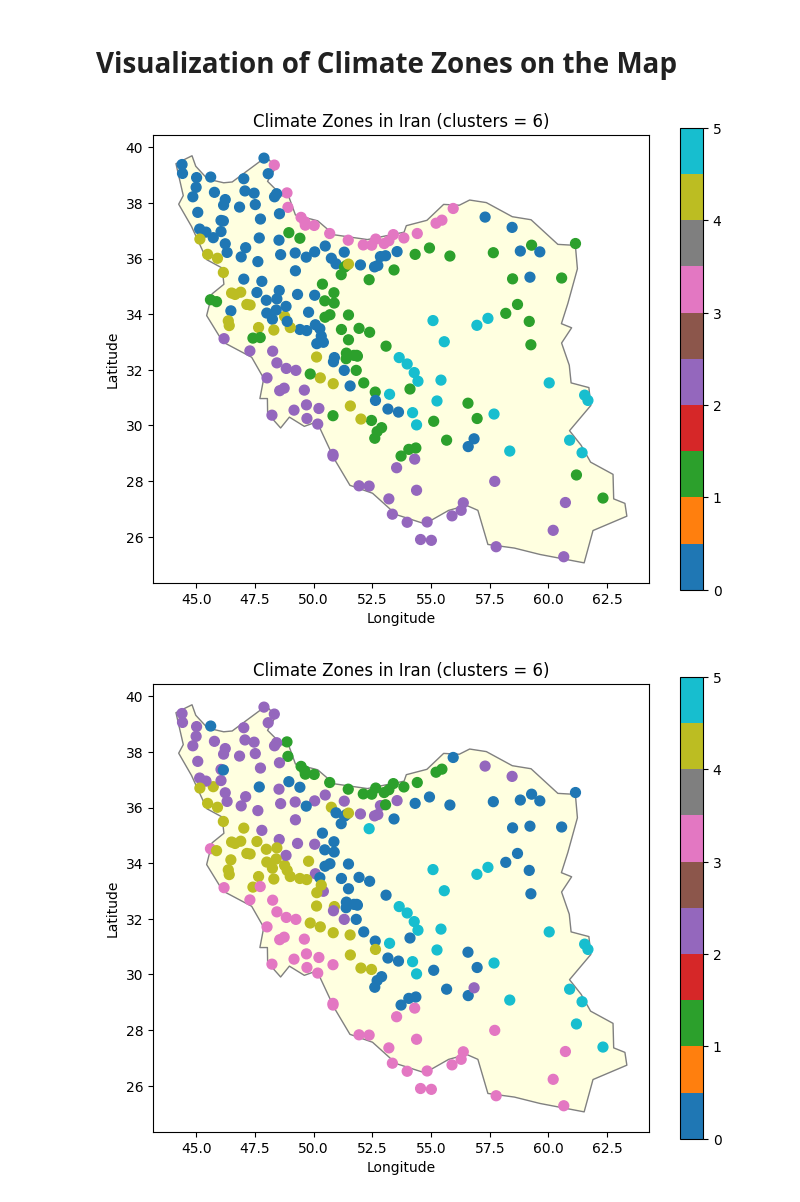
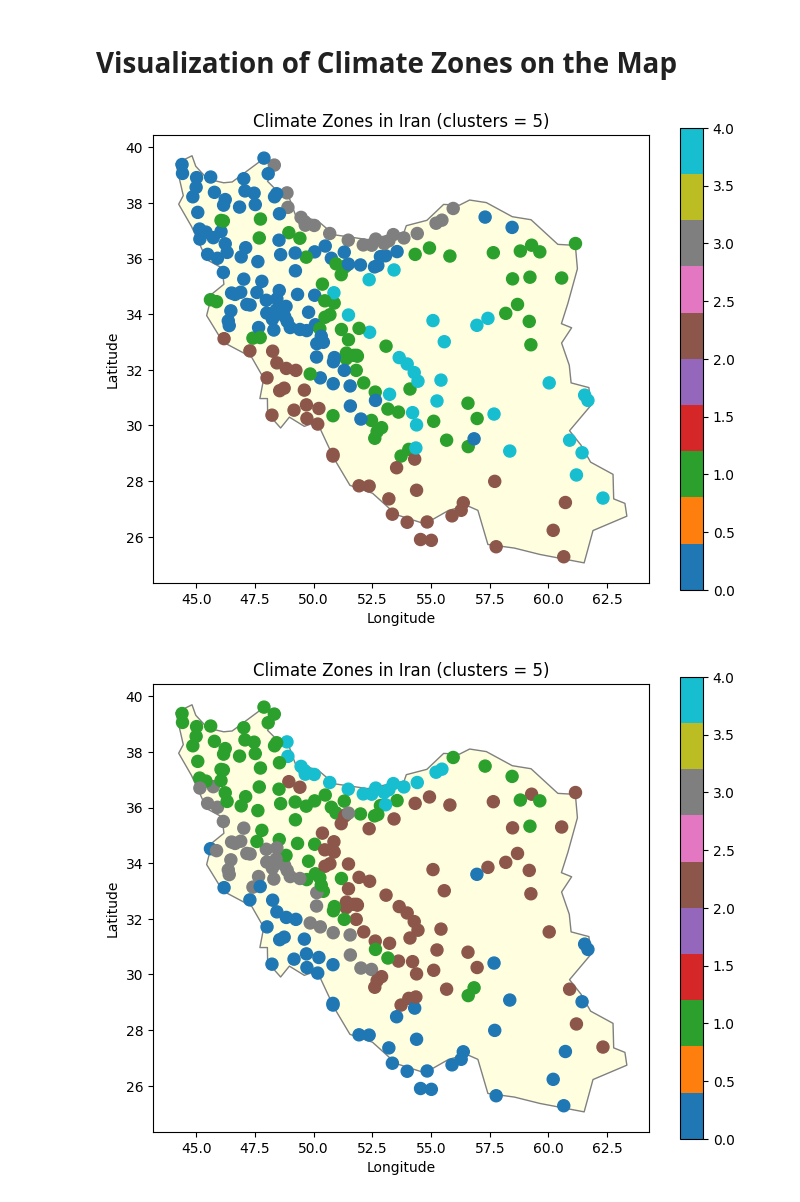
Before and after one commit to shirazialianpooya/panel-data-eto, a Jupyter notebook: src/Python/_02_Climate_Zones.ipynb, the cells around one changed output. Cells and saved outputs as stored; diff of their text form; code cells hidden in the pictures.

```diff
--- a/src/Python/_02_Climate_Zones.ipynb
+++ b/src/Python/_02_Climate_Zones.ipynb
@@ -188,8 +206,35 @@ print(df_clim.columns.tolist())
 # Data Preprocessing (Normalization & Scaling)
 # %%
 # Identify the climate feature columns
-temp_cols = [f"tm_{m}" for m in range(1, 13)]
-prec_cols = [f"rrr24_{m}" for m in range(1, 13)]
+# temp_cols: all col start with tm_
+temp_cols = [x for x in df_clim.columns if x.startswith('tm_')]
+prec_cols = [x for x in df_clim.columns if x.startswith('rrr24_')]
+# temp_cols = [f"tm_{m}" for m in range(1, 13)]
+# prec_cols = [f"rrr24_{m}" for m in range(1, 13)]
+# temp_cols = [
+#     "tm_spring",
+#     "tm_summer",
+#     "tm_autumn",
+#     "tm_winter",
+#     "tm_annual",
+#     "tm_annual_amplitude",
+# ]
+
+# prec_cols = [
+#     "rrr24_spring",
+#     "rrr24_summer",
+#     "rrr24_autumn",
+#     "rrr24_winter",
+#     "rrr24_annual",
+#     "rrr24_annual_amplitude",
+# ]
+# temp_cols = [
+#     "tm_spring",
+# ]
+
+# prec_cols = [
+#     "rrr24_spring",
+# ]
 
 # Apply cube-root transform to precipitation columns to reduce skewness
 for col in prec_cols:
@@ -200,6 +245,8 @@ for col in prec_cols:
 
 # Prepare data for PCA: exclude non-climate columns
 features = temp_cols + prec_cols + ['station_elevation']
+# features = temp_cols + prec_cols
+# features = ['tm_6', 'rrr24_6', 'station_elevation']
 X = df_clim[features].values
 
 # Standardize features
@@ -243,10 +291,10 @@ PC3 explains 9.8% of variance
 from sklearn.cluster import KMeans
 
 # Choose number of clusters (climate zones)
-n_clusters = 6  # this can be changed to 7, 8, etc. as needed
+n_clusters = 5  # this can be changed to 7, 8, etc. as needed
 
 # Perform K-Means clustering on the PCA-reduced climate data
-kmeans = KMeans(n_clusters=n_clusters, n_init=20, random_state=24)
+kmeans = KMeans(n_clusters=n_clusters, n_init=20, random_state=0)
 labels = kmeans.fit_predict(X_reduced)
 
 # Add cluster labels to the dataframe
@@ -289,39 +345,39 @@ fig, ax = plt.subplots(figsize=(8,6))
 iran.plot(ax=ax, color='lightyellow', edgecolor='gray')  # draw Iran country outline
 
 # Plot stations, coloring by cluster
-gdf_stations.plot(ax=ax, column='cluster_hier', cmap='tab10', markersize=50, legend=True)
+gdf_stations.plot(ax=ax, column='cluster_hier', cmap='tab10', markersize=75, legend=True)
 ax.set_title(f"Climate Zones in Iran (clusters = {n_clusters})")
 ax.set_xlabel("Longitude")
 ax.set_ylabel("Latitude")
 plt.show()
 # %% [output]
-[figure, old version]
+[figure, new version]
 # %%
 import geopandas as gpd
 import matplotlib.pyplot as plt
 
 # Create a GeoDataFrame for stations using their lat/lon
 gdf_stations = gpd.GeoDataFrame(
     df_clim, geometry=gpd.points_from_xy(df_clim['lon'], df_clim['lat']), crs="EPSG:4326"
 )
 
 # Load a world map and filter to Iran's boundary (using a built-in dataset for demonstration)
 url = "../../data/ne_110m_admin_0_countries.zip"
 world = gpd.read_file(url)
 iran = world[world['NAME'] == 'Iran']
 
 # Plot the map
 fig, ax = plt.subplots(figsize=(8,6))
 iran.plot(ax=ax, color='lightyellow', edgecolor='gray')  # draw Iran country outline
 
 # Plot stations, coloring by cluster
-gdf_stations.plot(ax=ax, column='cluster', cmap='tab10', markersize=50, legend=True)
+gdf_stations.plot(ax=ax, column='cluster', cmap='tab10', markersize=75, legend=True)
 ax.set_title(f"Climate Zones in Iran (clusters = {n_clusters})")
 ax.set_xlabel("Longitude")
 ax.set_ylabel("Latitude")
 plt.show()
 # %% [output]
-[figure, old version]
+[figure, new version]
 # %%
 import geopandas as gpd
 import plotly.express as px
```
Also changed, not shown: parts of 9 cells of this notebook, 2 other files.
